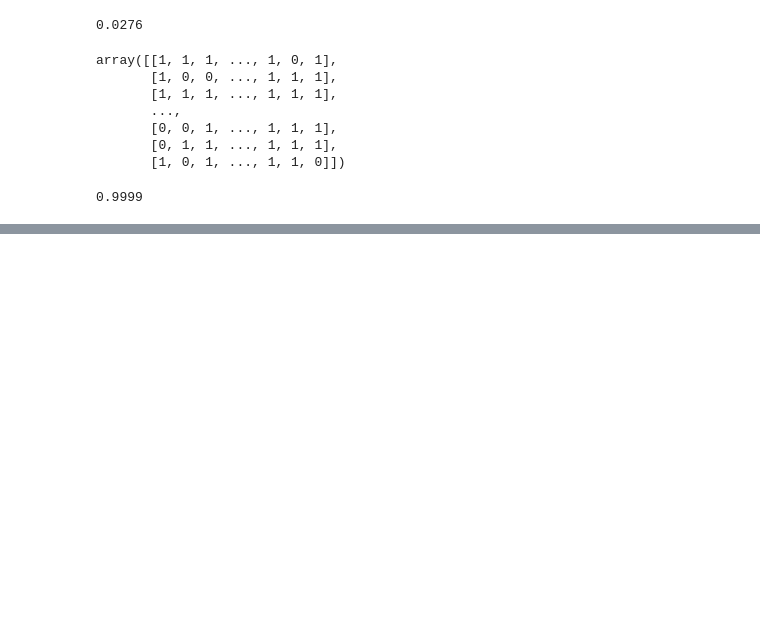
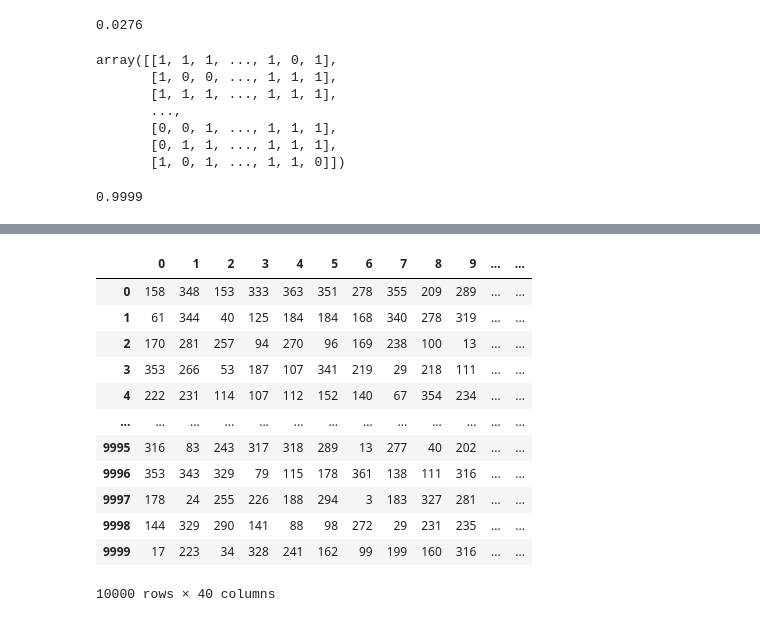
Before and after one commit to GladyBarrios/statistics-exercises, a Jupyter notebook: simulation.ipynb, the cells around one changed output, grey strips where cells are left out. Saved outputs shown, nothing was run; the diff lists cells and outputs as text; code cells hidden in the pictures; blank space fills up the shorter version.

```diff
--- a/simulation.ipynb
+++ b/simulation.ipynb
@@ -316,0 +452,3 @@ If 23 people are in the same room, what are the odds that two of them share a bi
+# %%
+bday3 = np.random.randint(1,365, (10_000,40))
+bday3
@@ -316,0 +463,17 @@ If 23 people are in the same room, what are the odds that two of them share a bi
+# %%
+bday3_df = pd.DataFrame(bday3)
+bday3_df
+# %% [output]
+|  | 0 | 1 | 2 | 3 | 4 | 5 | 6 | 7 | 8 | 9 | ... | ... |
+| 0 | 158 | 348 | 153 | 333 | 363 | 351 | 278 | 355 | 209 | 289 | ... | ... |
+| 1 | 61 | 344 | 40 | 125 | 184 | 184 | 168 | 340 | 278 | 319 | ... | ... |
+| 2 | 170 | 281 | 257 | 94 | 270 | 96 | 169 | 238 | 100 | 13 | ... | ... |
+| 3 | 353 | 266 | 53 | 187 | 107 | 341 | 219 | 29 | 218 | 111 | ... | ... |
+| 4 | 222 | 231 | 114 | 107 | 112 | 152 | 140 | 67 | 354 | 234 | ... | ... |
+| ... | ... | ... | ... | ... | ... | ... | ... | ... | ... | ... | ... | ... |
+| 9995 | 316 | 83 | 243 | 317 | 318 | 289 | 13 | 277 | 40 | 202 | ... | ... |
+| 9996 | 353 | 343 | 329 | 79 | 115 | 178 | 361 | 138 | 111 | 316 | ... | ... |
+| 9997 | 178 | 24 | 255 | 226 | 188 | 294 | 3 | 183 | 327 | 281 | ... | ... |
+| 9998 | 144 | 329 | 290 | 141 | 88 | 98 | 272 | 29 | 231 | 235 | ... | ... |
+| 9999 | 17 | 223 | 34 | 328 | 241 | 162 | 99 | 199 | 160 | 316 | ... | ... |
+10000 rows × 40 columns
```
Also changed, not shown: parts of 12 cells of this notebook.
